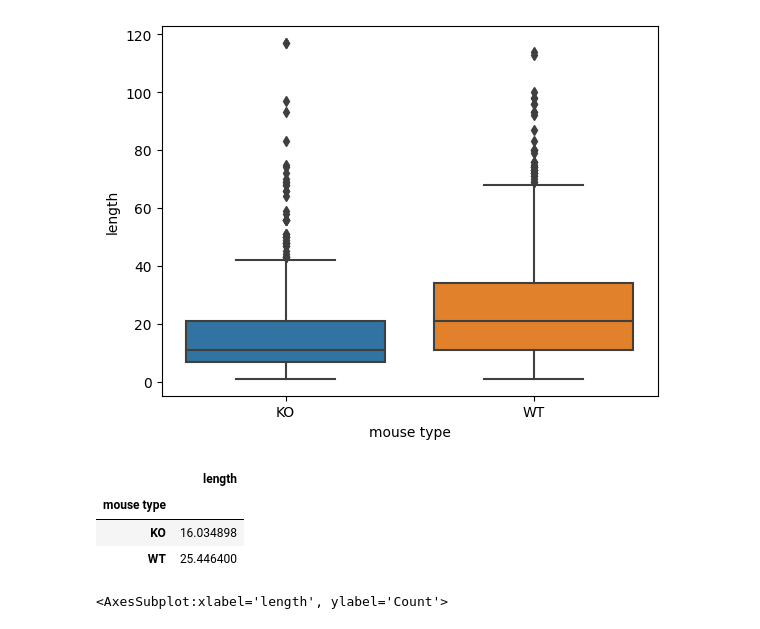
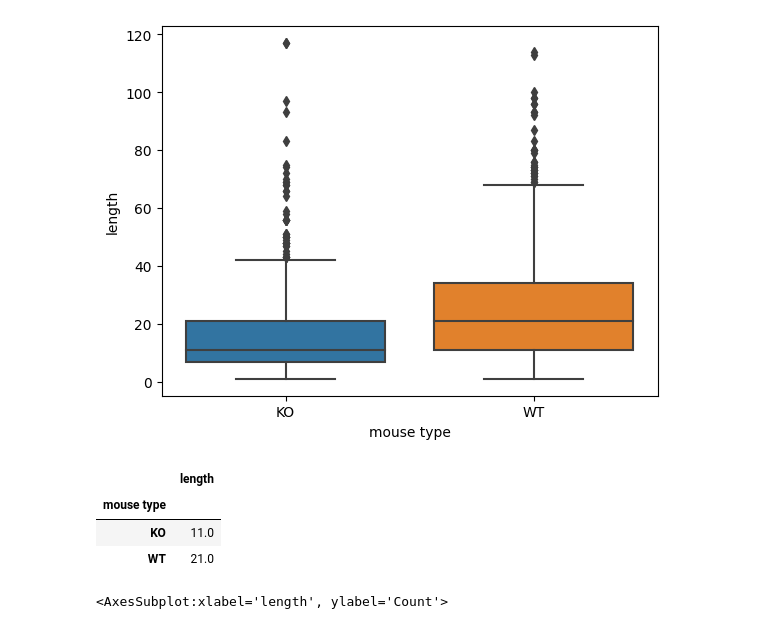
Before and after one commit to kisaragiRY/decoding-DG, a Jupyter notebook: notebooks/3-decoding-model/2-classification/3-time-series-classification/1-exploration-diff-methods/06-uniform-seg-len.ipynb, the cells around one changed output. Cells and saved outputs as stored; diff of their text form; code cells hidden in the pictures.

```diff
--- a/notebooks/3-decoding-model/2-classification/3-time-series-classification/1-exploration-diff-methods/06-uniform-seg-len.ipynb
+++ b/notebooks/3-decoding-model/2-classification/3-time-series-classification/1-exploration-diff-methods/06-uniform-seg-len.ipynb
@@ -31,13 +33,14 @@ sns.boxplot(x="mouse type", y="length", data=df)
 # %% [output]
 <AxesSubplot:xlabel='mouse type', ylabel='length'>
 [figure]
-# %%
-df.groupby("mouse type").mean()
-# %% [output]
-|  | length |
-| mouse type |  |
-| KO | 16.034898 |
-| WT | 25.446400 |
+# %%
+df = pd.DataFrame(segment_len, columns=["length", "mouse type"])
+df.groupby("mouse type").median()
+# %% [output]
+|  | length |
+| mouse type |  |
+| KO | 11.0 |
+| WT | 21.0 |
 # %%
 sns.histplot(x="length", data=df, hue="mouse type")
 # %% [output]
```
Also changed, not shown: parts of 6 cells of this notebook.
